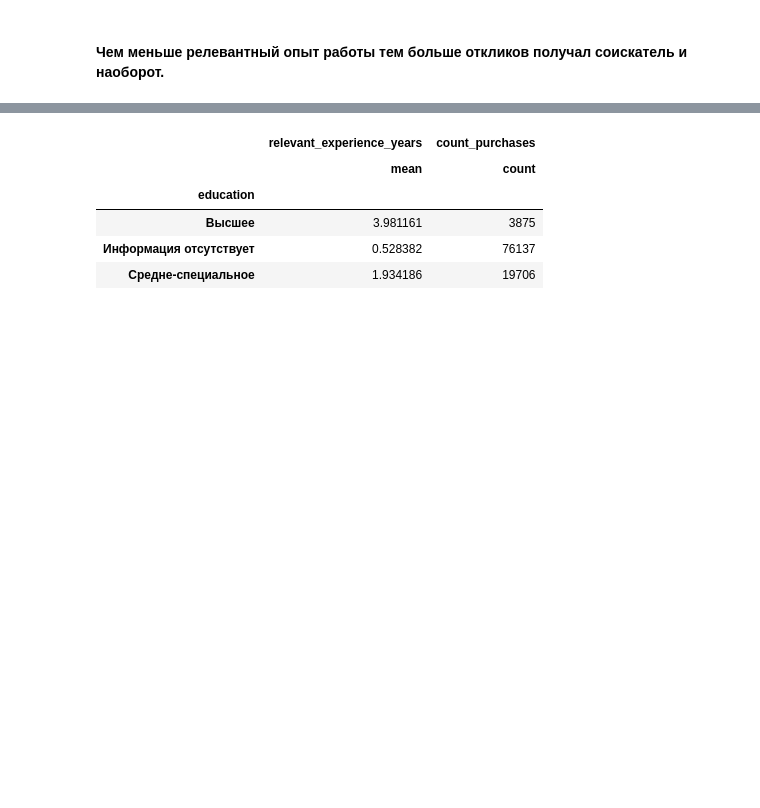
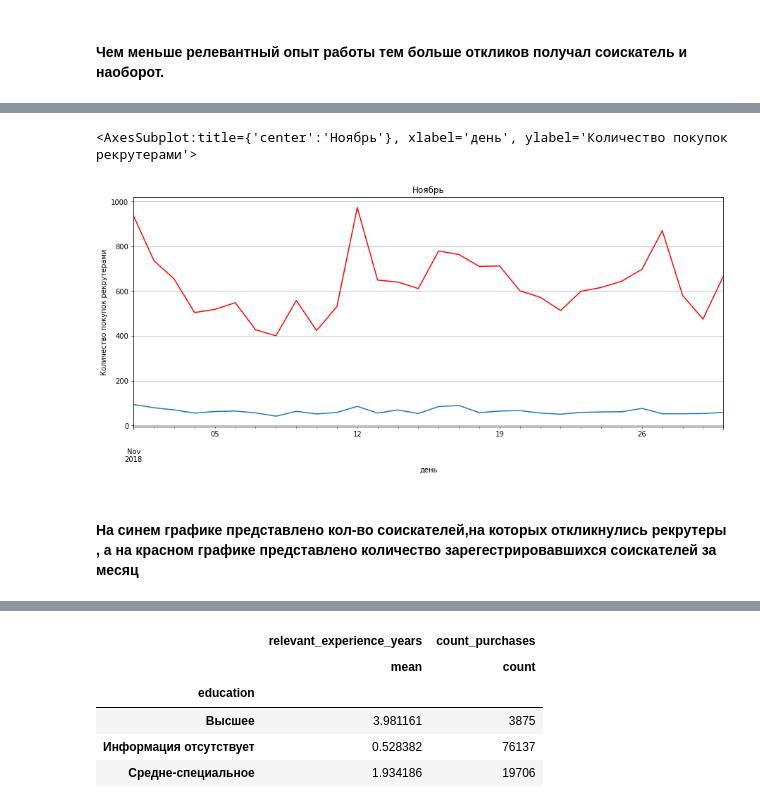
Before and after one commit to NikolayPhiisik/Diplom, a Jupyter notebook: Diplom.ipynb, the cells around one changed output, grey strips where cells are left out. Saved outputs shown, nothing was run; the diff lists cells and outputs as text; code cells hidden in the pictures; blank space fills up the shorter version.

```diff
--- a/Diplom.ipynb
+++ b/Diplom.ipynb
@@ -117,3 +115,7 @@ df.plot(kind='scatter',
 [figure]
 # %% [markdown]
 #### Чем меньше релевантный опыт работы тем больше откликов получал соискатель и наоборот.
+# %%
+#оставляю необходимые столбцы
+data = df[['user_id','date_created_user','date_was_active','count_purchases','delta']]
+data
@@ -119,0 +136,7 @@ df.plot(kind='scatter',
+# %%
+#оставляю только тех пользователей, которые зарегестрировались в ноябре и на которых откликнулись рекрутеры
+november = data[(data.date_created_user >= '2018-11-01')
+               & (data.date_created_user <= '2018-11-30')
+               & (data.count_purchases > 0)
+               ]
+november
@@ -119,0 +157,6 @@ df.plot(kind='scatter',
+# %%
+#оставляю только тех пользователей, которые зарегестрировались в ноябре
+november2 = data[(data.date_created_user >= '2018-11-01')
+               & (data.date_created_user <= '2018-11-30')
+               ]
+november2
@@ -120,3 +177,20 @@ df.plot(kind='scatter',
+# %%
+reg = november.groupby('date_created_user').count()
+reg2 = november2.groupby('date_created_user').count()
+# %%
+reg['count_purchases'].plot(title='Ноябрь',
+                    xlabel='день',
+                    ylabel='Количество покупок рекрутерами',
+                    grid= True)
+reg2['count_purchases'].plot(color = 'red',
+                    xlabel='день',
+                    ylabel='Количество покупок рекрутерами',
+                    grid= True )
+# %% [output]
+<AxesSubplot:title={'center':'Ноябрь'}, xlabel='день', ylabel='Количество покупок рекрутерами'>
+[figure, added]
+# %% [markdown]
+#### На синем графике представлено кол-во соискателей,на которых откликнулись рекрутеры , а на красном графике представлено количество зарегестрировавшихся соискателей за месяц
 # %%
 # замена значения NAN на "Информация отсутствует"
 df['education'].replace(np.nan,'Информация отсутствует',inplace=True)
```
Also changed, not shown: parts of 14 cells of this notebook.
